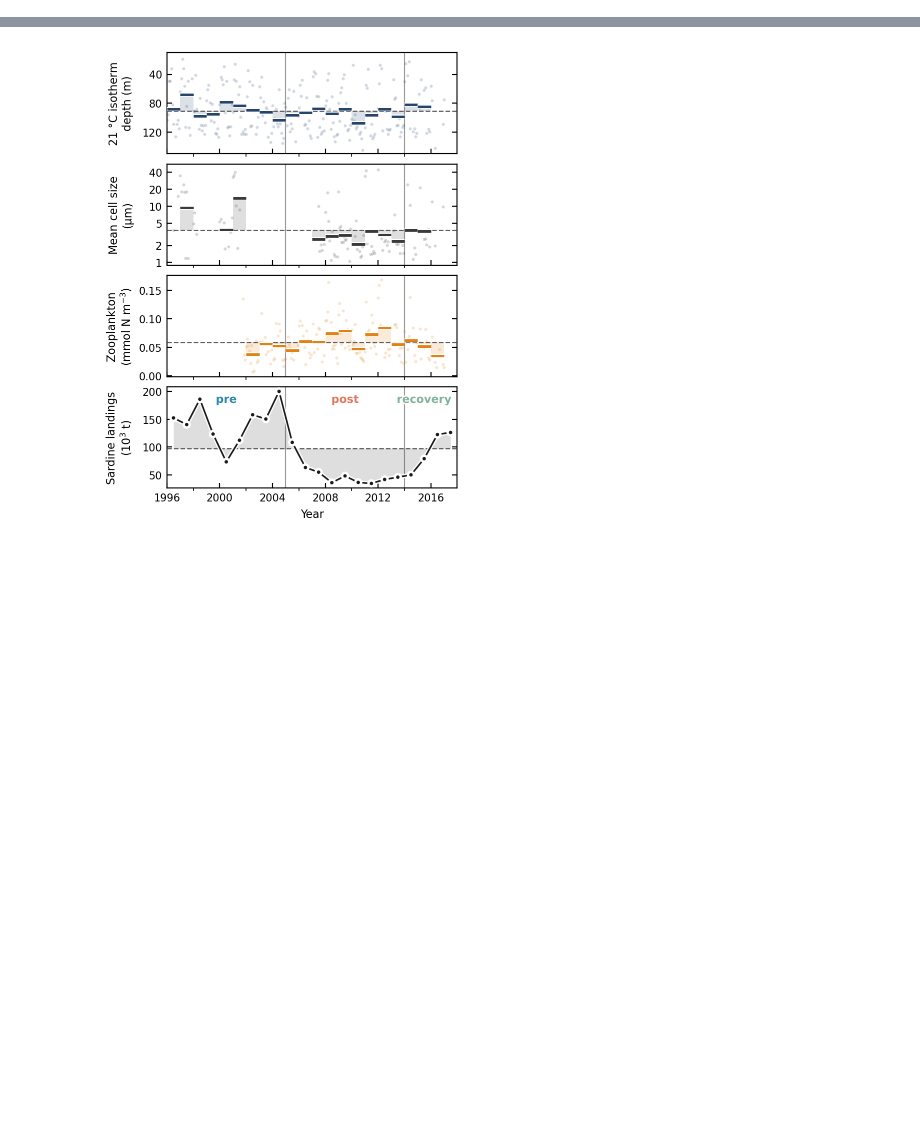
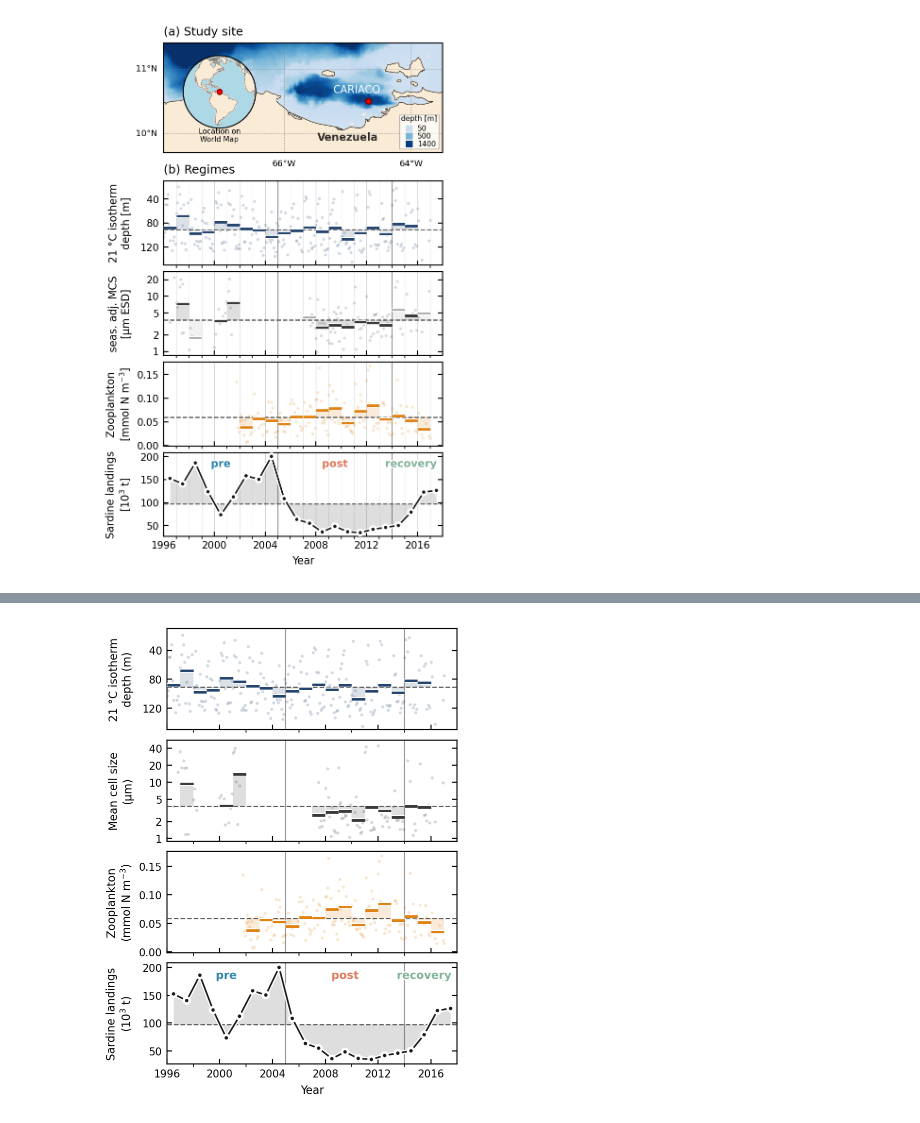
Before and after one commit to ben1post/SSMCariaco, a Jupyter notebook: plots/FIGURE_1.ipynb, the cells around one changed output, grey strips where cells are left out. Drawn from its saved outputs; the diff is of its cells as text; code cells hidden in the pictures; blank space fills up the shorter version.

```diff
--- a/plots/FIGURE_1.ipynb
+++ b/plots/FIGURE_1.ipynb
@@ -81,7 +81,7 @@ def plot_panel(ax, df, col, color, kind='monthly', connect=False,
     return base
 
 def panel_style(ax, ylabel, nbins=4):
-    ax.set_ylabel(ylabel, fontsize=8)
+    ax.set_ylabel(ylabel, fontsize=7)
     ax.yaxis.set_major_locator(MaxNLocator(nbins=nbins))
     ax.tick_params(top=False, right=True, direction='in', labelsize=7.5)
 
@@ -92,19 +92,21 @@ def xaxis_style(ax):
     ax.xaxis.set_major_formatter(mdates.DateFormatter('%Y'))
     ax.set_xlabel('Year', fontsize=8)
 # %%
-def plot_panel_anom(ax, df, col, color, min_months=3, full_at=6):
-    """Deseasonalised annual-mean anomalies: remove monthly climatology, year
-       bars of the mean anomaly (faint for 3-5 month years), fill to zero."""
+def plot_panel_anom(ax, df, col, color, min_months=3, full_at=6, add_mean=False):
+    """Deseasonalised annual means (remove monthly climatology).
+       add_mean=False -> zero-centred anomaly; add_mean=True -> seasonally adjusted
+       (anomaly + grand mean), native units."""
     halo = [pe.withStroke(linewidth=3.0, foreground='white')]
     d = df.dropna(subset=['date', col]).copy()
     d['yr'] = d['date'].dt.year; d['mo'] = d['date'].dt.month
-    d['anom'] = d[col] - d.groupby('mo')[col].transform('mean')
-    ax.scatter(d['date'], d['anom'], s=5, color=color, alpha=0.18, lw=0, zorder=2)
-    g = d.groupby('yr'); n = g['anom'].size(); ann = g['anom'].mean()
-    ax.axhline(0, color='0.35', ls='--', lw=0.9, zorder=4)
+    gm = d[col].mean() if add_mean else 0.0
+    d['val'] = d[col] - d.groupby('mo')[col].transform('mean') + gm
+    ax.scatter(d['date'], d['val'], s=5, color=color, alpha=0.18, lw=0, zorder=2)
+    g = d.groupby('yr'); n = g['val'].size(); ann = g['val'].mean()
+    ax.axhline(gm, color='0.35', ls='--', lw=0.9, zorder=4)
     for y in n[n >= min_months].index:
         m = ann[y]; thin = n[y] < full_at
         t0 = pd.Timestamp(f'{int(y)}-01-01'); t1 = pd.Timestamp(f'{int(y)}-12-31')
-        ax.fill_between([t0, t1], 0, m, color=color, alpha=0.07 if thin else 0.16, lw=0, zorder=3)
+        ax.fill_between([t0, t1], gm, m, color=color, alpha=0.07 if thin else 0.16, lw=0, zorder=3)
         ax.hlines(m, t0, t1, color=color, lw=1.3 if thin else 1.9,
                   alpha=0.45 if thin else 1.0, zorder=5, path_effects=halo)
@@ -110,0 +199,54 @@ def plot_panel_anom(ax, df, col, color, min_months=3, full_at=6):
+# %%
+# --- assemble ------------------------------------------------------------
+obs, fish = load_obs(), load_sardine()
+grid = load_bathymetry(region)
+
+LEFT, RIGHT, TOPM, BOT, GAP, HSP = 0.15, 0.97, 0.95, 0.08, 0.05, 0.08
+FIG_W, FIG_H = 3.6, 6.0
+
+lat_mid   = 0.5 * (lat_min + lat_max)
+aspect_wh = (lon_max - lon_min) * np.cos(np.radians(lat_mid)) / (lat_max - lat_min)
+map_h_fr  = ((RIGHT - LEFT) * FIG_W / aspect_wh) / FIG_H
+map_bot   = TOPM - map_h_fr
+ts_top    = map_bot - GAP
+
+fig = plt.figure(figsize=(FIG_W, FIG_H))
+gs_map = fig.add_gridspec(1, 1, left=LEFT, right=RIGHT, top=TOPM, bottom=map_bot)
+ax_map = fig.add_subplot(gs_map[0], projection=ccrs.PlateCarree())
+draw_cariaco_map(ax_map, grid)
+ax_map.set_title('(a) Study site', loc='left', fontsize=9)
+
+gs_ts = fig.add_gridspec(4, 1, left=LEFT, right=RIGHT, top=ts_top, bottom=BOT, hspace=HSP)
+axI = fig.add_subplot(gs_ts[0]); axM = fig.add_subplot(gs_ts[1], sharex=axI)
+axZ = fig.add_subplot(gs_ts[2], sharex=axI); axF = fig.add_subplot(gs_ts[3], sharex=axI)
+axI.set_title('(b) Regimes', loc='left', fontsize=9)
+
+for ax in (axI, axM, axZ, axF):
+    add_eras(ax, label=(ax is axF))
+
+plot_panel(axI, obs, 'Isotherm_21', C_ISO); panel_style(axI, '21 °C isotherm\ndepth [m]'); axI.set_ylim(150, 10)
+
+plot_panel_anom(axM, obs, 'size_centroid', C_MCS, add_mean=True)
+panel_style(axM, 'seas. adj. MCS\n[µm ESD]')
+axM.set_yticks([np.log10(u) for u in [1, 2, 5, 10, 20]]); axM.set_yticklabels([1, 2, 5, 10, 20])
+axM.set_ylim(np.log10(0.85), np.log10(28))
+
+plot_panel(axZ, obs, 'zoo_gt200_mmolN', C_ZOO); panel_style(axZ, 'Zooplankton\n[mmol N m$^{-3}$]')
+plot_panel(axF, fish, 'kt', C_FISH, kind='annual', connect=True); panel_style(axF, 'Sardine landings\n[10$^3$ t]')
+
+xaxis_style(axF)
+for ax in (axI, axM, axZ):
+    ax.tick_params(labelbottom=False); ax.set_xlabel('')
+
+# thin grey background grid — every year discernible (after xaxis_style so minor = each year)
+for ax in (axI, axM, axZ, axF):
+    ax.set_axisbelow(True)
+    ax.xaxis.set_major_locator(mdates.YearLocator(4))
+    ax.xaxis.set_minor_locator(mdates.YearLocator(1))
+    ax.grid(axis='x', which='major', color='0.82', lw=0.5, zorder=0)
+    ax.grid(axis='x', which='minor', color='0.90', lw=0.4, zorder=0)
+
+fig.align_ylabels((axI, axM, axZ, axF))
+plt.show()
+# %% [output]
+[figure, added]
```
Also changed, not shown: parts of 2 cells of this notebook, 8 other files.
